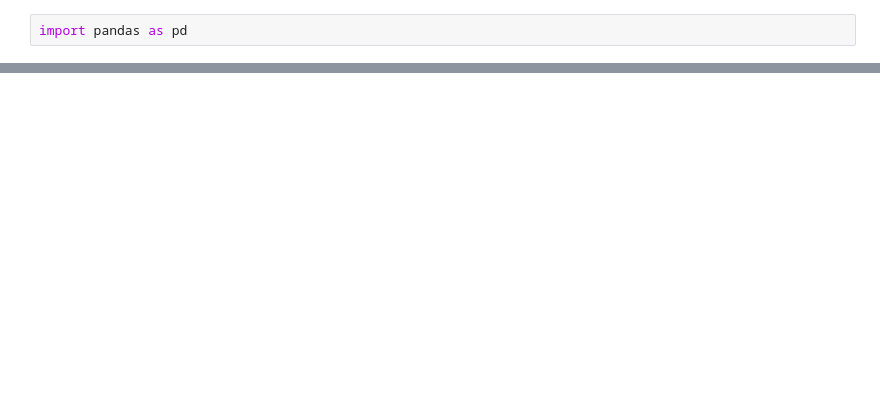
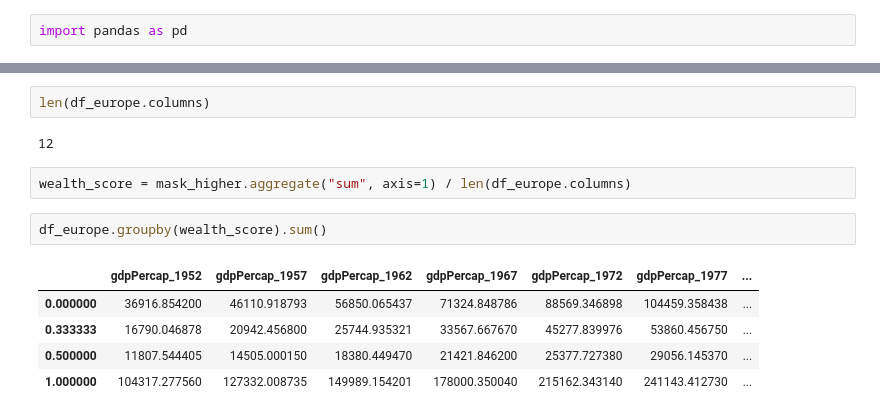
Before and after one commit to jenna-jordan/python-practice, a Jupyter notebook: notebook.ipynb, the cells around one changed output, grey strips where cells are left out. Cells and saved outputs as stored; diff of their text form; blank space fills up the shorter version.

```diff
--- a/notebook.ipynb
+++ b/notebook.ipynb
@@ -27,0 +173,14 @@ df_oceania
+# %%
+len(df_europe.columns)
+# %% [output]
+12
+# %%
+wealth_score = mask_higher.aggregate("sum", axis=1) / len(df_europe.columns)
+# %%
+df_europe.groupby(wealth_score).sum()
+# %% [output]
+|  | gdpPercap_1952 | gdpPercap_1957 | gdpPercap_1962 | gdpPercap_1967 | gdpPercap_1972 | gdpPercap_1977 | ... |
+| 0.000000 | 36916.854200 | 46110.918793 | 56850.065437 | 71324.848786 | 88569.346898 | 104459.358438 | ... |
+| 0.333333 | 16790.046878 | 20942.456800 | 25744.935321 | 33567.667670 | 45277.839976 | 53860.456750 | ... |
+| 0.500000 | 11807.544405 | 14505.000150 | 18380.449470 | 21421.846200 | 25377.727380 | 29056.145370 | ... |
+| 1.000000 | 104317.277560 | 127332.008735 | 149989.154201 | 178000.350040 | 215162.343140 | 241143.412730 | ... |
```
Also changed, not shown: parts of 19 cells of this notebook.
